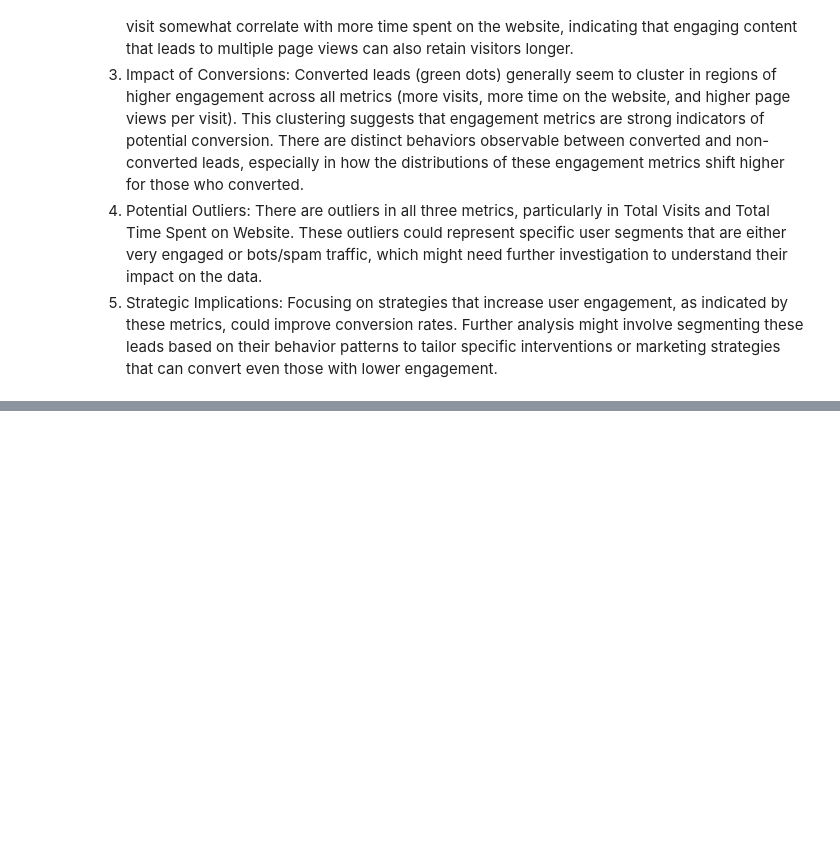
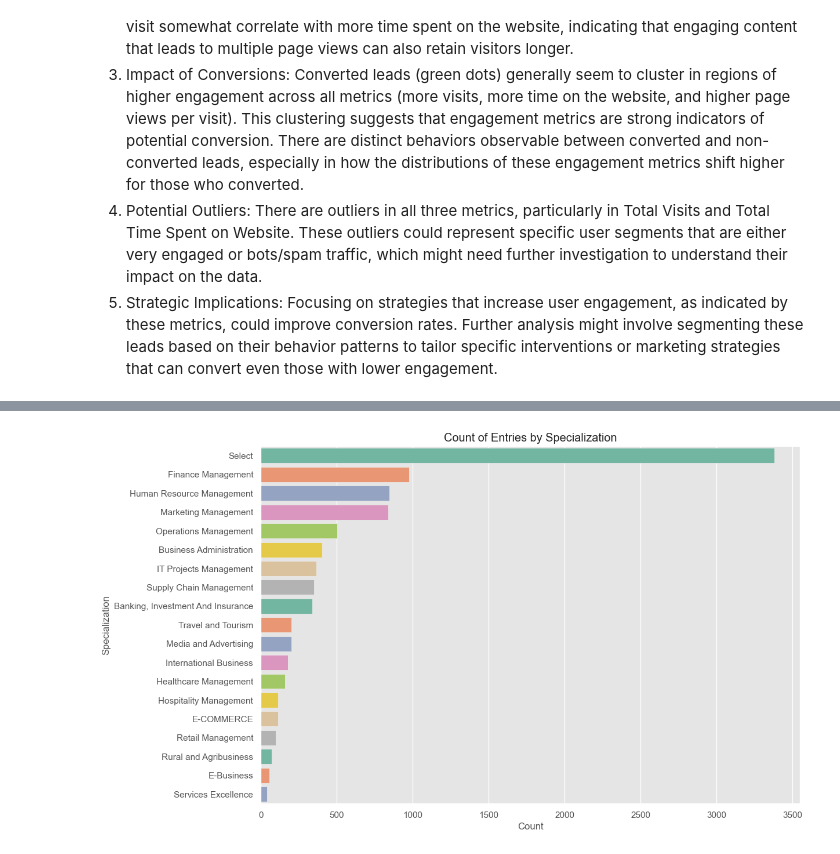
Before and after one commit to paulamisurroy/lead-scoring-logicalRegression, a Jupyter notebook: Lead_Scoring_V1.ipynb, the cells around one changed output, grey strips where cells are left out. Cells and saved outputs as stored; diff of their text form; code cells hidden in the pictures; blank space fills up the shorter version.

```diff
--- a/Lead_Scoring_V1.ipynb
+++ b/Lead_Scoring_V1.ipynb
@@ -707,0 +729,9 @@ data.shape
+# %%
+plt.figure(figsize=(12, 8))  # Set the figure size as per your preference
+sns.countplot(y='Specialization', data=data, order=data['Specialization'].value_counts().index, palette='Set2')
+plt.title('Count of Entries by Specialization')
+plt.xlabel('Count')
+plt.ylabel('Specialization')
+plt.show()
+# %% [output]
+[figure, added]
```
Also changed, not shown: parts of 50 cells of this notebook.
